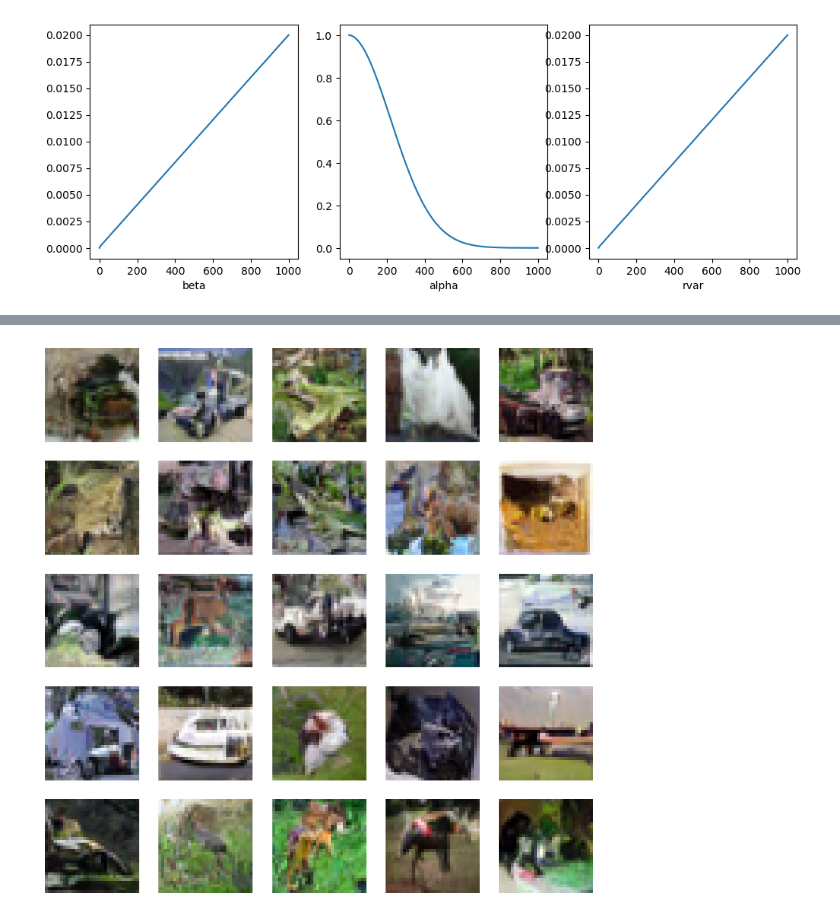
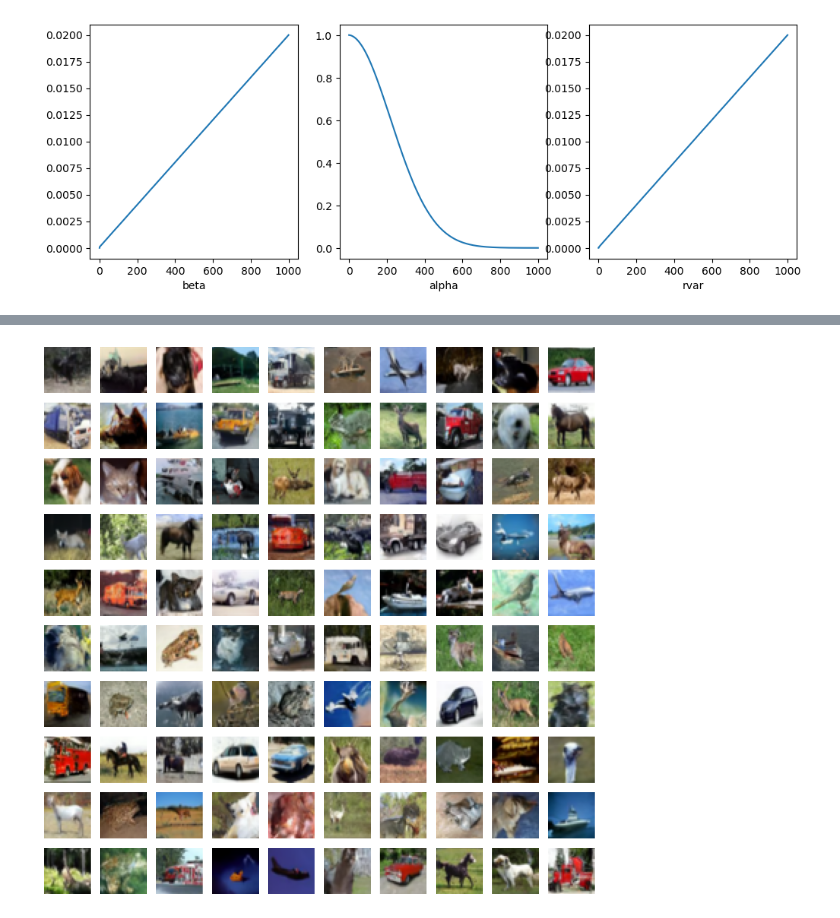
Before and after one commit to guthasaibharathchandra/ddpm_base, a Jupyter notebook: part1b.ipynb, the cells around one changed output, grey strips where cells are left out. Cells and saved outputs as stored; diff of their text form; code cells hidden in the pictures.

```diff
--- a/part1b.ipynb
+++ b/part1b.ipynb
@@ -38,6 +38,6 @@ N=50000 train samples in cifar10
 # %%
 T = 1000
-schedule = make_schedule(scheme='linear', rvar='fvar', T=T, start_beta=1e-4, end_beta=0.02)
+schedule = make_schedule(scheme='linear', rvar='fvar', T=T, start_beta=1e-4, end_beta=2e-2)
 f, ax = plt.subplots(ncols=3,figsize=(12,4))
 ax[0].plot(np.arange(start=0,stop=T+1),schedule['beta'])
 ax[0].set_xlabel('beta')
@@ -54,7 +54,7 @@ numtime = 11
 numsamples = 5
 f, ax = plt.subplots(ncols=numtime, nrows=numsamples, figsize=(4*numtime,4*numsamples))
 samples = np.random.choice(np.arange(len(cifar10_train_dataset_orig)),size=numsamples)
-for idx,t in enumerate(np.linspace(start=0, stop=T//2, endpoint=True, num=numtime)):
+for idx,t in enumerate(np.linspace(start=0, stop=T, endpoint=True, num=numtime)):
     t = int(t)
     for idy, sample in enumerate(samples):
         (image, target) = cifar10_train_dataset_orig[sample]
@@ -62,6 +62,9 @@ for idx,t in enumerate(np.linspace(start=0, stop=T//2, endpoint=True, num=numtim
         #image = np.array(image)
         image_t = forward_diffusion(image, 0, t, schedule)
         ax[idy, idx].imshow(np.asarray(np.clip(image_t*255,a_min=0,a_max=255),dtype=np.uint8))
-        ax[idy, idx].set_xlabel('T='+str(t))
-        ax[idy, idx].axis('off')
+        #ax[idy, idx].set_xlabel('T='+str(t))
+        ax[idy, idx].set_xticks([])
+        ax[idy, idx].set_yticks([])
+        if idy == len(samples)-1:
+            ax[idy, idx].set_xlabel('T='+str(t), fontsize=24)
 # %% [output]
@@ -71,12 +74,13 @@ class unet_cifar10_classic(torch.nn.Module):
 
     def __init__(self,):
         super().__init__()
+
         self.model = UNetModel(image_size=32,
                             in_channels=3,
                             model_channels=128,
                             out_channels=3,
                             num_res_blocks=2,
-                            attention_resolutions=[16],
+                            attention_resolutions=[2],
                             dropout=0.1,
                             channel_mult=(1, 2, 2, 2),
                             conv_resample=True,
@@ -90,6 +94,27 @@ class unet_cifar10_classic(torch.nn.Module):
                             use_scale_shift_norm=False,
                             resblock_updown=False,
                             use_new_attention_order=False)
+        """
+        self.model = UNetModel(image_size=32,
+                            in_channels=3,
+                            model_channels=128,
+                            out_channels=3,
+                            num_res_blocks=2,
+                            attention_resolutions=[2,4],
+                            dropout=0,
+                            channel_mult=(1, 2, 4, 8),
+                            conv_resample=True,
+                            dims=2,
+                            num_classes=None,
+                            use_checkpoint=False,
+                            use_fp16=False,
+                            num_heads=1,
+                            num_head_channels=-1,
+                            num_heads_upsample=-1,
+                            use_scale_shift_norm=False,
+                            resblock_updown=False,
+                            use_new_attention_order=False)
+        """
 
     def forward(self, x, t):
         return self.model(x, t)
@@ -130,7 +155,7 @@ def infer(ddpm_model, schedule, num_samples):
     assert pred_samples.shape == z.shape
     h, w = int(np.sqrt(num_samples)), int(np.sqrt(num_samples))
     assert h*w == num_samples
-    f, ax = plt.subplots(ncols=w, nrows=h, figsize=(2*w,2*h))
+    f, ax = plt.subplots(ncols=w, nrows=h, figsize=(1.2*w,1.2*h))
     for id in range(num_samples):
         image  = pred_samples[id]
         image = np.transpose(image,(1,2,0))
@@ -143,5 +168,6 @@ def infer(ddpm_model, schedule, num_samples):
         ax[r,c].axis('off')
 # %%
 model = unet_cifar10_classic()
+#model.load_state_dict(torch.load('./ckpts/cifar10-uwl-1100.ckpt')['model_state_dict'])
 ddpm_model = DDPM(schedule=schedule,model=model,weightedloss=False,cuda=True)
-train(ddpm_model, num_epochs=200, batch_size=128, savefreq=20, prefix='cifar10-uwl')
+train(ddpm_model, num_epochs=1000, batch_size=128, savefreq=100, prefix='cifar10-uwl')
@@ -166,4 +174,4 @@ epoch = 50, loss = 0.030819713903824462
 # %%
-infer(ddpm_model, schedule, num_samples=25)
+infer(ddpm_model, schedule, num_samples=100)
 # %% [output]
-[figure, old version]
+[figure, new version]
```
Also changed, not shown: parts of 3 cells of this notebook, 22 other files.
